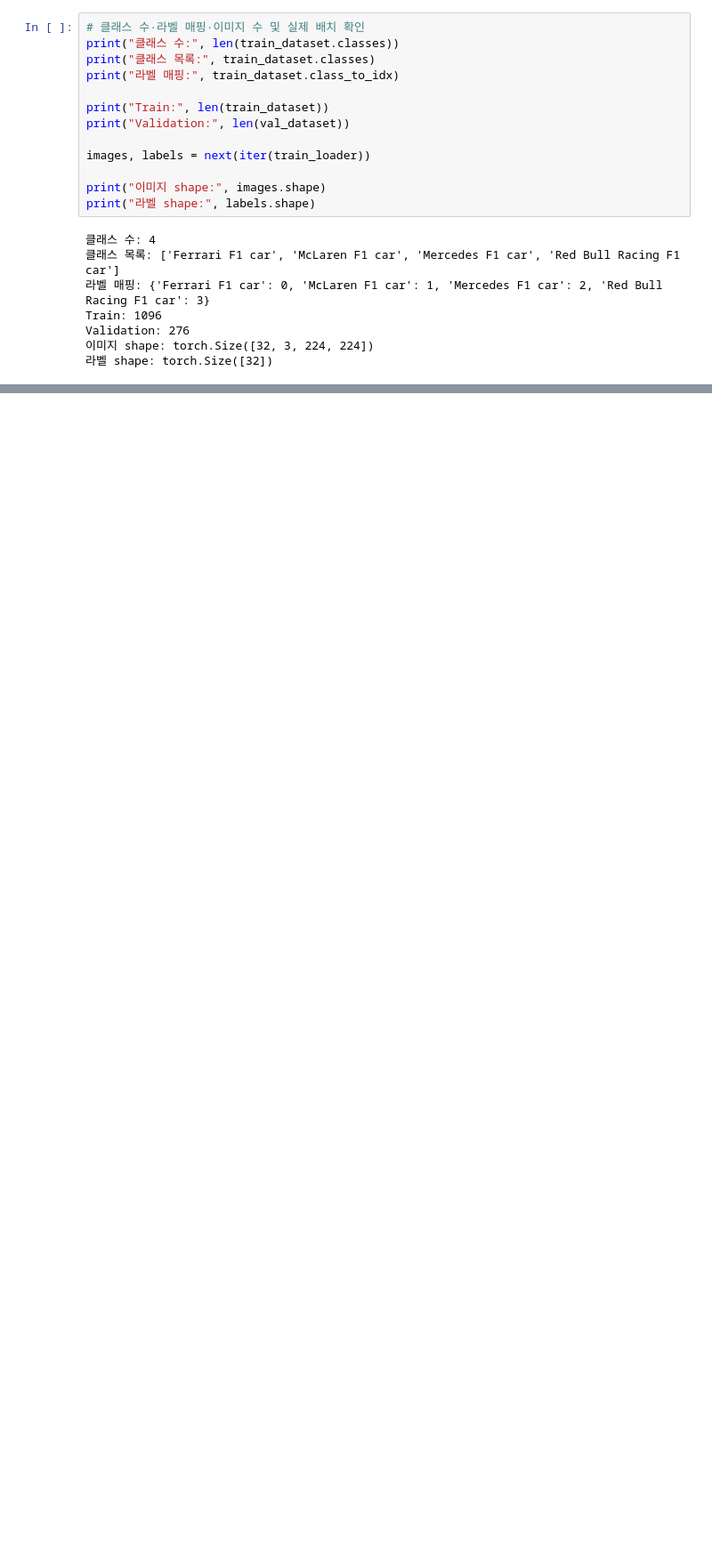
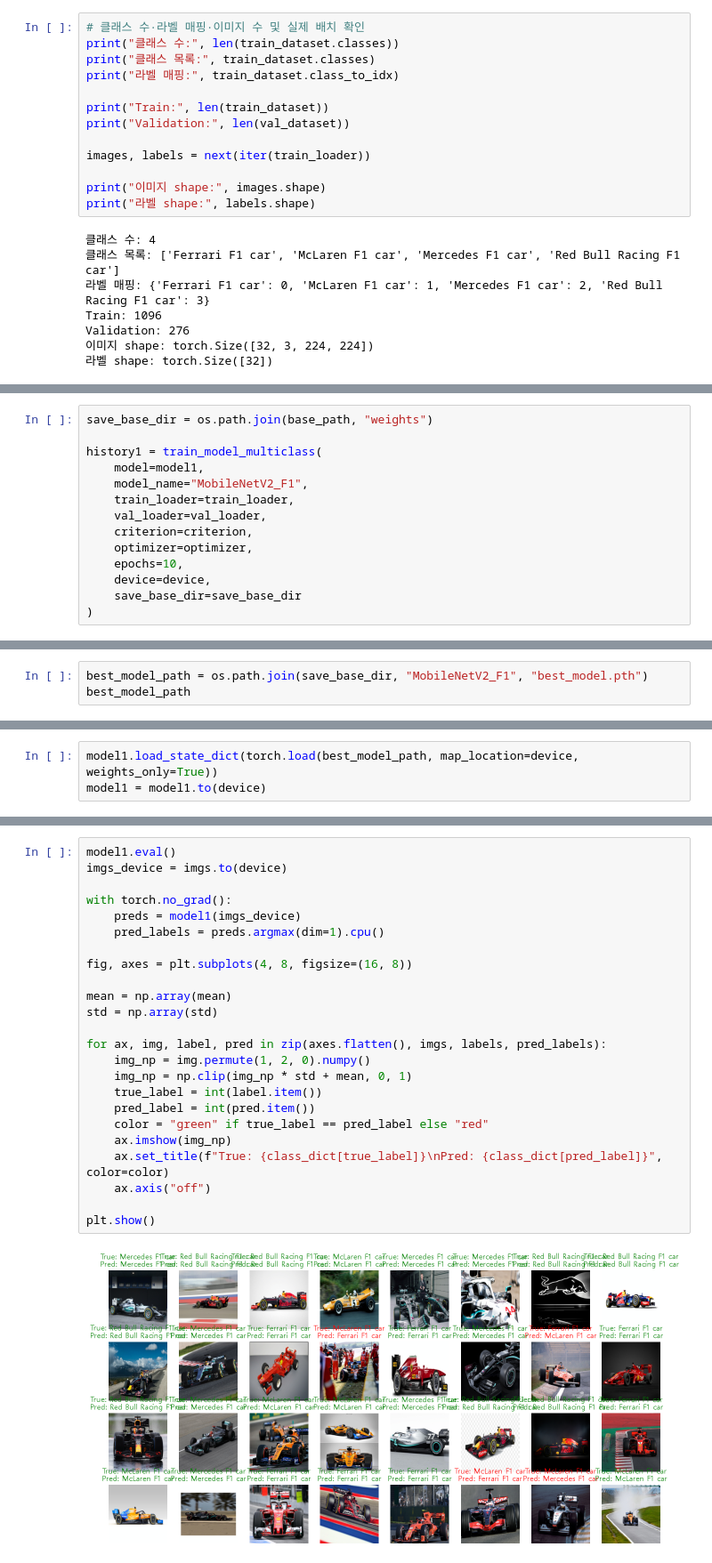
Before and after one commit to Seu1k2/kdt_ml, a Jupyter notebook: Formula One.ipynb, the cells around one changed output, grey strips where cells are left out. Shown at 89% size. Cells and saved outputs as stored; diff of their text form; blank space fills up the shorter version.

```diff
--- a/Formula One.ipynb
+++ b/Formula One.ipynb
@@ -146,0 +271,14 @@ Validation: 276
+# %%
+save_base_dir = os.path.join(base_path, "weights")
+
+history1 = train_model_multiclass(
+    model=model1,
+    model_name="MobileNetV2_F1",
+    train_loader=train_loader,
+    val_loader=val_loader,
+    criterion=criterion,
+    optimizer=optimizer,
+    epochs=10,
+    device=device,
+    save_base_dir=save_base_dir
+)
@@ -146,0 +313,3 @@ Validation: 276
+# %%
+best_model_path = os.path.join(save_base_dir, "MobileNetV2_F1", "best_model.pth")
+best_model_path
@@ -146,0 +318,3 @@ Validation: 276
+# %%
+model1.load_state_dict(torch.load(best_model_path, map_location=device, weights_only=True))
+model1 = model1.to(device)
@@ -146,0 +340,26 @@ Validation: 276
+# %%
+model1.eval()
+imgs_device = imgs.to(device)
+
+with torch.no_grad():
+    preds = model1(imgs_device)
+    pred_labels = preds.argmax(dim=1).cpu()
+
+fig, axes = plt.subplots(4, 8, figsize=(16, 8))
+
+mean = np.array(mean)
+std = np.array(std)
+
+for ax, img, label, pred in zip(axes.flatten(), imgs, labels, pred_labels):
+    img_np = img.permute(1, 2, 0).numpy()
+    img_np = np.clip(img_np * std + mean, 0, 1)
+    true_label = int(label.item())
+    pred_label = int(pred.item())
+    color = "green" if true_label == pred_label else "red"
+    ax.imshow(img_np)
+    ax.set_title(f"True: {class_dict[true_label]}\nPred: {class_dict[pred_label]}", color=color)
+    ax.axis("off")
+
+plt.show()
+# %% [output]
+[figure, added]
```
Also changed, not shown: parts of 16 cells of this notebook.
